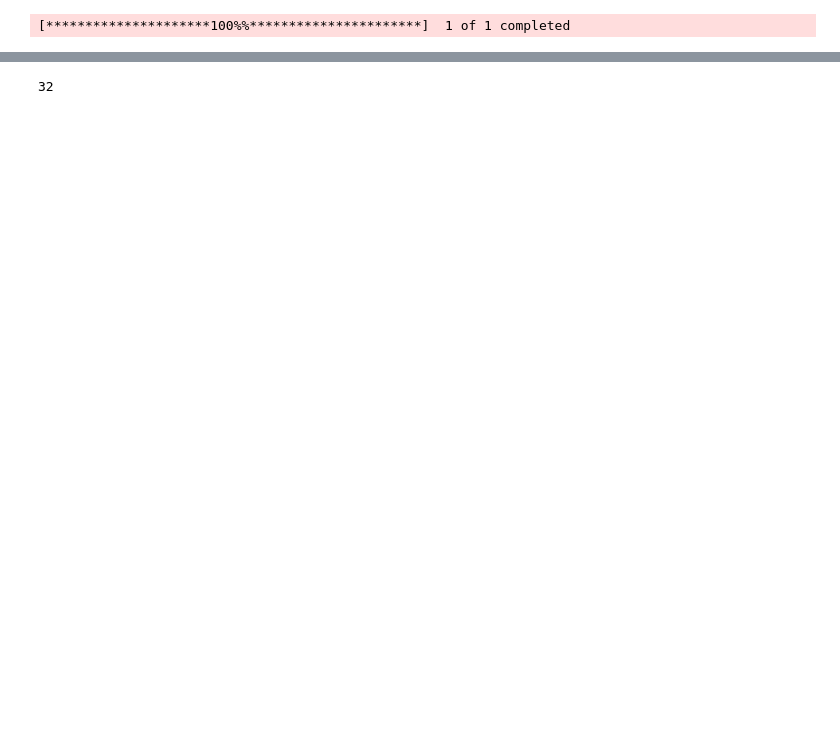
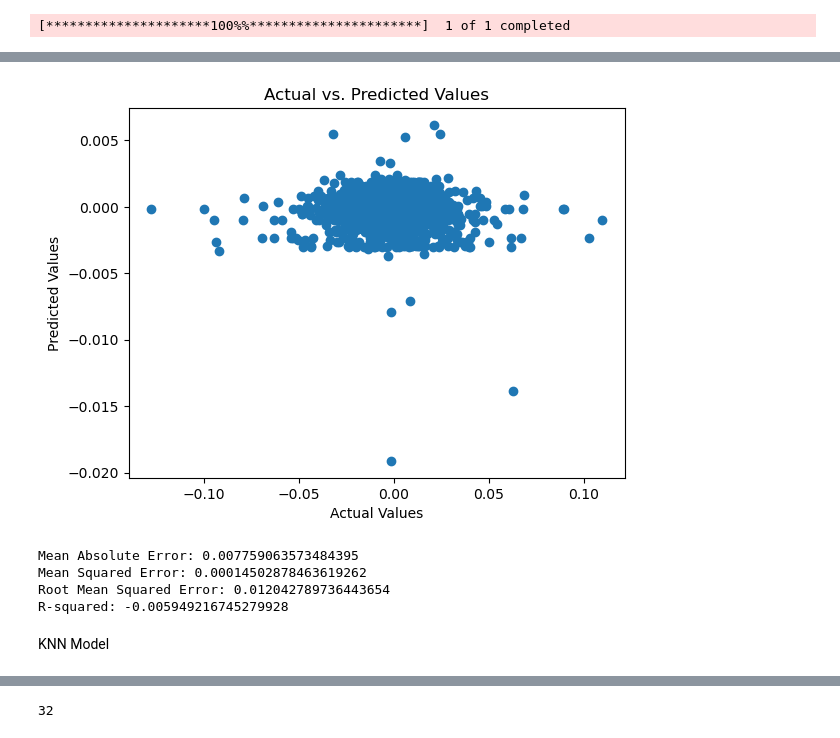
Before and after one commit to RashaJ90/Buy-Sell-Signals-XGBRegressor, a Jupyter notebook: notebooks/Write_again.ipynb, the cells around one changed output, grey strips where cells are left out. Drawn from its saved outputs; the diff is of its cells as text; code cells hidden in the pictures; blank space fills up the shorter version.

```diff
--- a/notebooks/Write_again.ipynb
+++ b/notebooks/Write_again.ipynb
@@ -1230,0 +1096,18 @@ KeyError: 'Predections_LinearSVM'
+# %%
+order = (0, 0, 1)  # From Auto test
+data['Predictions_Arima'] = np.nan
+arima_results_list = []
+all_predictions = []
+
+for in_sample, out_of_sample in splits_arima:
+    arima_model = ARIMA(in_sample['log_return'], order=order)
+    arima_results = arima_model.fit()
+    forecast = arima_results.forecast(steps=len(out_of_sample['log_return']))
+    arima_results_list.append((arima_results, forecast))
+    all_predictions.append(forecast)
+
+# Concatenate all predictions into a single DataFrame
+all_predictions_df = pd.DataFrame(np.concatenate(all_predictions), columns=['Predictions_Arima'])
+
+# Update the 'Predictions_Arima' column in the original DataFrame
+data.loc[data.index[200:], 'Predictions_Arima'] = all_predictions_df['Predictions_Arima'].values
@@ -1231 +1166,25 @@ KeyError: 'Predections_LinearSVM'
+# %%
+#Evaluate
+
+mae = mean_absolute_error(data['log_return'],data['Predictions_Arima'])
+mse = mean_squared_error(data['log_return'],data['Predictions_Arima'])
+rmse = np.sqrt(mse)
+r2 = r2_score(data['log_return'],data['Predictions_Arima'])
+
+# Visualize predictions vs. actual values
+plt.scatter(data['log_return'],data['Predictions_Arima'])
+plt.xlabel("Actual Values")
+plt.ylabel("Predicted Values")
+plt.title("Actual vs. Predicted Values")
+plt.show()
+
+print(f'Mean Absolute Error: {mae}\nMean Squared Error: {mse}\nRoot Mean Squared Error: {rmse}\nR-squared: {r2}')
+# %% [output]
+[figure, added]
+Mean Absolute Error: 0.007759063573484395
+Mean Squared Error: 0.00014502878463619262
+Root Mean Squared Error: 0.012042789736443654
+R-squared: -0.005949216745279928
+# %% [markdown]
+KNN Model
 # %%
```
Also changed, not shown: parts of 73 cells of this notebook, 2 other files.
